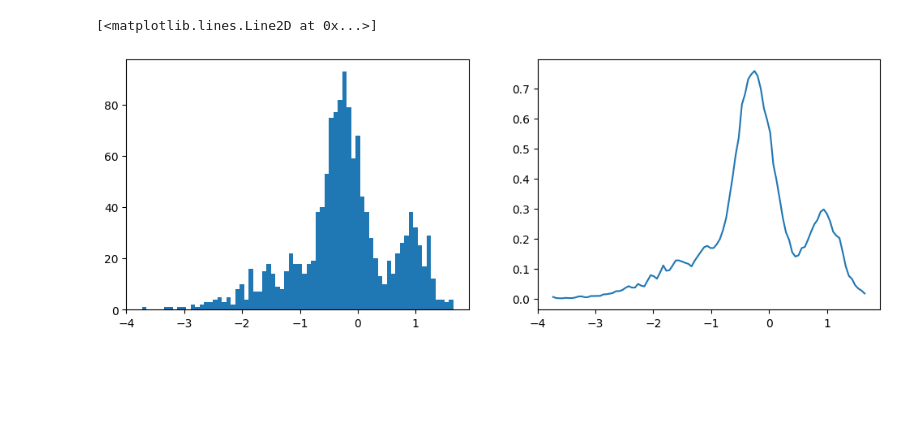
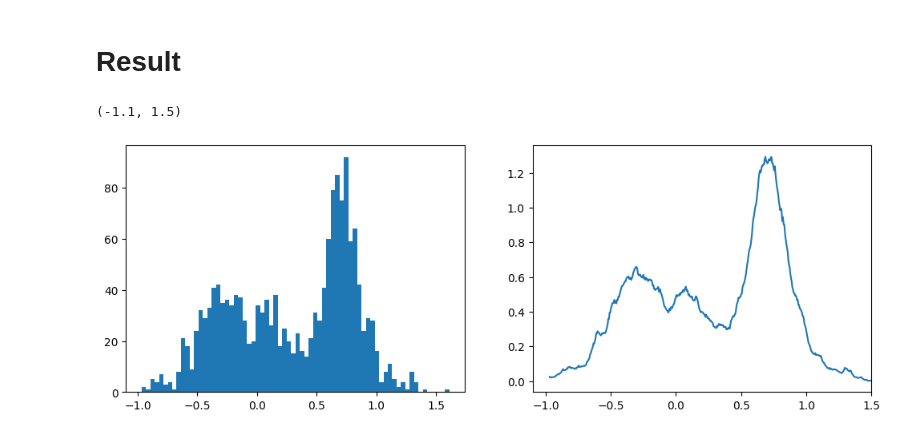
Before and after one commit to szmidapatrik/machine-learning, a Jupyter notebook: ipynb/rejection_sampling.ipynb, the cells around one changed output. Drawn from its saved outputs; the diff is of its cells as text; code cells hidden in the pictures; blank space fills up the shorter version.

```diff
--- a/ipynb/rejection_sampling.ipynb
+++ b/ipynb/rejection_sampling.ipynb
@@ -26,22 +97,25 @@ ax[1].plot(pdf_x, pdf_y)
+# %% [markdown]
+# Result
 # %%
 import numpy as np
 import matplotlib.pyplot as plt
 from mltools.distribution import NormalDistribution
-from mltools.distribution import EstimatePDF
+from mltools.generative import EstimatePDF
 
 # Create random real-world distribution
-x1 = np.random.rand(100)
-x2 = np.random.normal(-1, 0.8, 430)
+x1 = np.random.rand(500)
+x2 = np.random.normal(0.7, 0.09, 430)
 x3 = np.random.normal(-0.27, 0.25, 620)
-x4 = np.random.normal(1,0.25,220)
+x4 = np.random.normal(1,0.25,100)
 
 x = np.concatenate([x1,x2,x3,x4])
 
-pdf_x, pdf_y = EstimatePDF().smooth_pdf(x, 100)
+pdf_x, pdf_y = EstimatePDF().smooth_pdf(x, 500)
 
 fig, ax = plt.subplots(1,2,figsize=(12,4))
 ax[0].hist(x,bins=70);
 ax[1].plot(pdf_x, pdf_y)
+ax[1].set_xlim(-1.1,1.5)
 # %% [output]
-[<matplotlib.lines.Line2D at 0x...>]
+(-1.1, 1.5)
-[figure, old version]
+[figure, new version]
```
Also changed, not shown: parts of 11 cells of this notebook, 9 other files.
